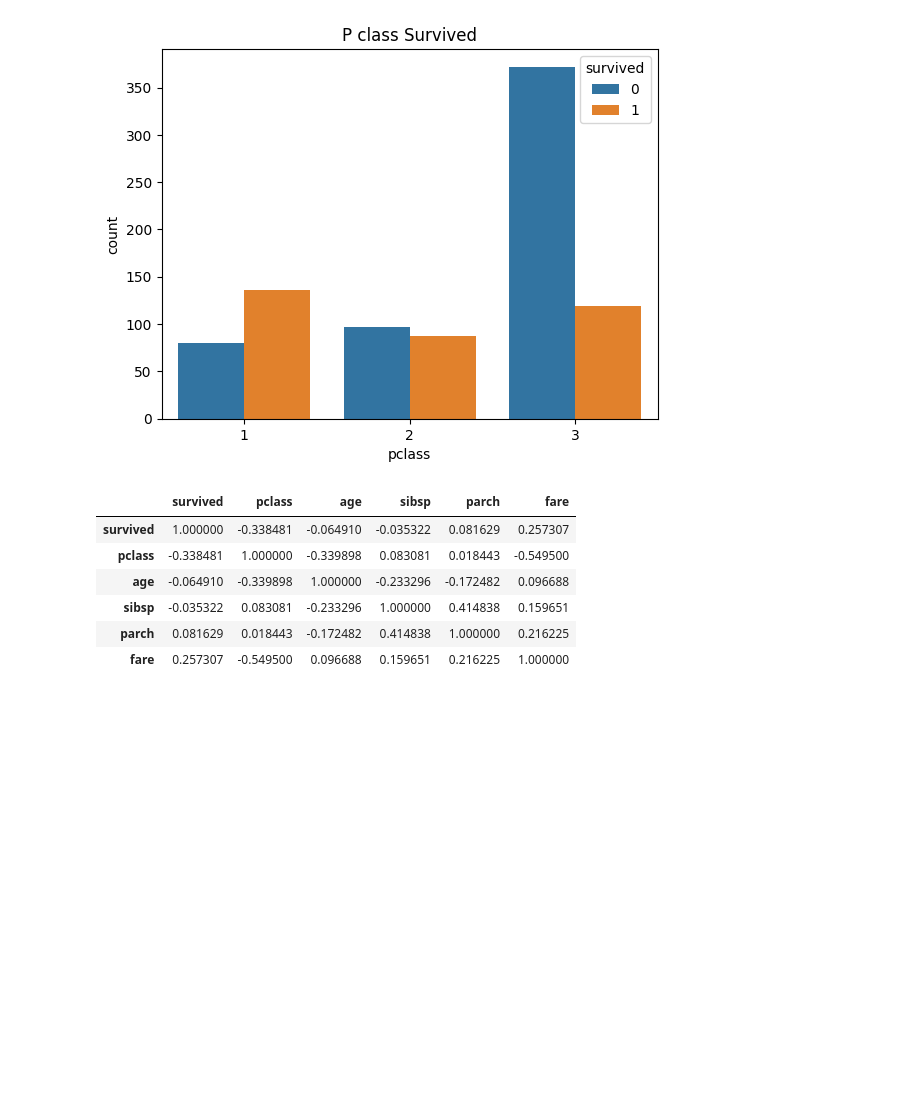
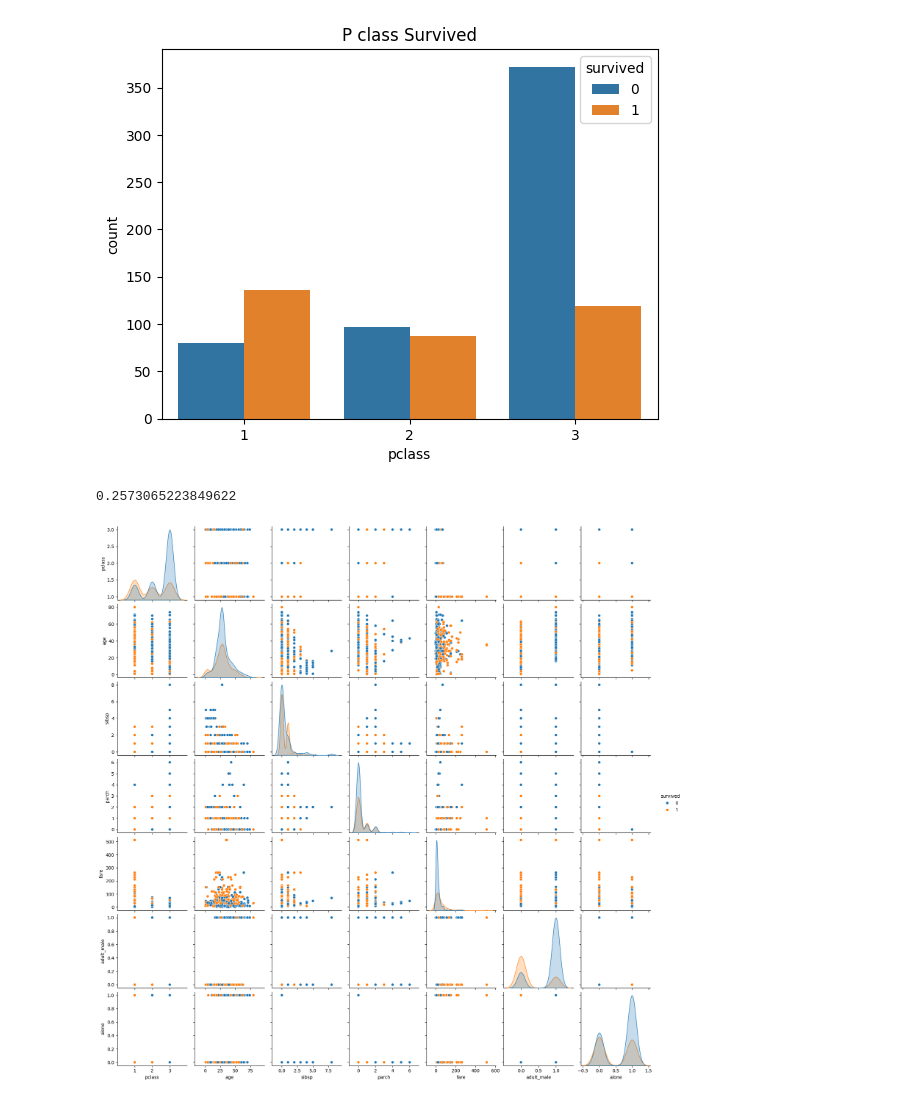
Before and after one commit to mimimioo/BigdataVisualization_analyze, a Jupyter notebook: 1-통계분석/test2.ipynb, the cells around one changed output. Saved outputs shown, nothing was run; the diff lists cells and outputs as text; code cells hidden in the pictures; blank space fills up the shorter version.

Commit message:
3교시 타이타닉 기본 분석 시각화 pairplot 으로 각 변수들에 대한 산점도 그리기

```diff
--- a/1-통계분석/test2.ipynb
+++ b/1-통계분석/test2.ipynb
@@ -179,11 +179,24 @@ numeric_titanic = titanic.select_dtypes(include=[np.number])
 # numeric_titanic
 titanic_corr = numeric_titanic.corr(method = 'pearson')
 titanic_corr
+
+# csv 파일로 변환
+titanic_corr.to_csv("C:/BigDataTest/My_Python/1-통계분석/titanic_corr.csv", index=False)
-# %% [output]
-|  | survived | pclass | age | sibsp | parch | fare |
-| survived | 1.000000 | -0.338481 | -0.064910 | -0.035322 | 0.081629 | 0.257307 |
-| pclass | -0.338481 | 1.000000 | -0.339898 | 0.083081 | 0.018443 | -0.549500 |
-| age | -0.064910 | -0.339898 | 1.000000 | -0.233296 | -0.172482 | 0.096688 |
-| sibsp | -0.035322 | 0.083081 | -0.233296 | 1.000000 | 0.414838 | 0.159651 |
-| parch | 0.081629 | 0.018443 | -0.172482 | 0.414838 | 1.000000 | 0.216225 |
-| fare | 0.257307 | -0.549500 | 0.096688 | 0.159651 | 0.216225 | 1.000000 |
+# %%
+# 특정 변수의 상관관계 분석 해보기. adult_male
+titanic["survived"].corr(titanic["adult_male"])
+
+# 특정 변수의 상관관계 분석 해보기. fare
+titanic["survived"].corr(titanic["fare"])
+# %% [output]
+0.2573065223849622
+# %%
+# 시각화 해보기.
+# seaborn 패키지의 pairplot() 이용해서 시각화
+# pairplot -> 그리드(표) 형태로 각 데이터 열의 조합을 산점도(scatter plot)로 그린다.
+# 같은 데이터가 만나는 대각선 부분은 히스토 그램으로 그리기.
+
+sns.pairplot(titanic, hue="survived")
+plt.show()
+# %% [output]
+[figure, added]
```
Also changed, not shown: 1 other file.
